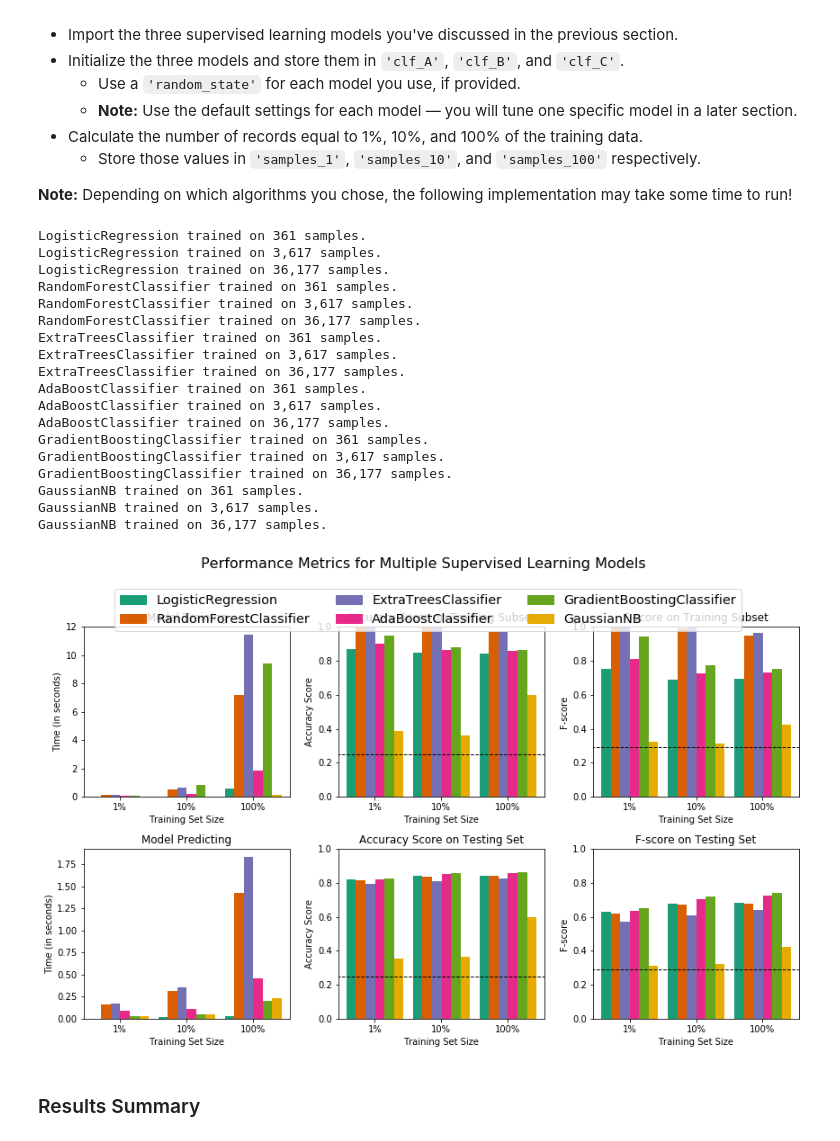
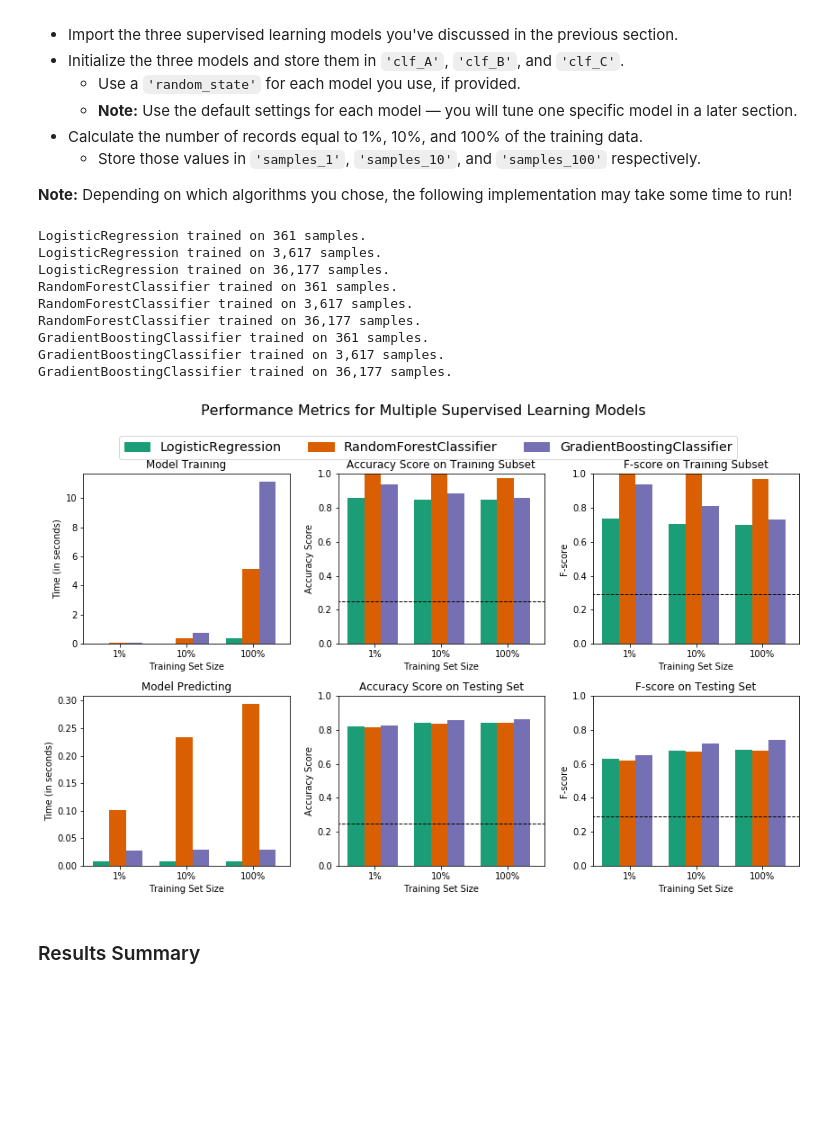
Before and after one commit to marcellovictorino/MLIND_Project1_SupervisedLearning, a Jupyter notebook: finding_donors.ipynb, the cells around one changed output. Drawn from its saved outputs; the diff is of its cells as text; code cells hidden in the pictures; blank space fills up the shorter version.

Commit message:
fix: Use only 3 classifiers

```diff
--- a/finding_donors.ipynb
+++ b/finding_donors.ipynb
@@ -356,20 +356,20 @@ def train_predict(learner, sample_size, X_train, y_train, X_test, y_test):
     #       then get predictions on the first 300 training samples(X_train) using .predict()
     start = time() # Get start time
     predictions_test = learner.predict(X_test)
-    predictions_train = learner.predict(X_train[:sample_size])
+    predictions_train = learner.predict(X_train[:300])
     end = time() # Get end time
 
     # TODO: Calculate the total prediction time
     results['pred_time'] = end - start
 
     # TODO: Compute accuracy on the first 300 training samples which is y_train[:300]
-    results['acc_train'] = accuracy_score(y_train[:sample_size], predictions_train)
+    results['acc_train'] = accuracy_score(y_train[:300], predictions_train)
 
     # TODO: Compute accuracy on test set using accuracy_score()
     results['acc_test'] = accuracy_score(y_test, predictions_test)
 
     # TODO: Compute F-score on the the first 300 training samples using fbeta_score()
-    results['f_train'] = fbeta_score(y_train[:sample_size], predictions_train, beta=0.5)
+    results['f_train'] = fbeta_score(y_train[:300], predictions_train, beta=0.5)
 
     # TODO: Compute F-score on the test set which is y_test
     results['f_test'] = fbeta_score(y_test, predictions_test, beta=0.5)
@@ -401,49 +401,41 @@ from sklearn.naive_bayes import GaussianNB # Poor performance
 # TODO: Initialize the three models
 clf_A = LogisticRegression(random_state=0, solver='liblinear')
 clf_B = RandomForestClassifier(random_state=0, n_estimators=100)
-clf_C = ExtraTreesClassifier(random_state=0, n_estimators=100) # They both clearly overfit
-clf_D = AdaBoostClassifier(random_state=0)
+#clf_C = ExtraTreesClassifier(random_state=0, n_estimators=100) # They both clearly overfit
+#clf_D = AdaBoostClassifier(random_state=0)
 clf_E = GradientBoostingClassifier(random_state=0)
-clf_F = GaussianNB()
+#clf_F = GaussianNB()
 
 # TODO: Calculate the number of samples for 1%, 10%, and 100% of the training data
 # HINT: samples_100 is the entire training set i.e. len(y_train)
 # HINT: samples_10 is 10% of samples_100 (ensure to set the count of the values to be `int` and not `float`)
 # HINT: samples_1 is 1% of samples_100 (ensure to set the count of the values to be `int` and not `float`)
 samples_100 = len(y_train)
 samples_10 = int(len(y_train)*0.1)
 samples_1 = int(len(y_train)*0.01)
 
 # Collect results on the learners
 results = {}
-for clf in [clf_A, clf_B, clf_C, clf_D, clf_E, clf_F]:
+#for clf in [clf_A, clf_B, clf_C, clf_D, clf_E, clf_F]:
+for clf in [clf_A, clf_B, clf_E]:
     clf_name = clf.__class__.__name__
     results[clf_name] = {}
     for i, samples in enumerate([samples_1, samples_10, samples_100]):
         results[clf_name][i] = train_predict(clf, samples, X_train, y_train, X_test, y_test)
 
 # Run metrics visualization for the three supervised learning models chosen
 vs.evaluate(results, accuracy, fscore)
 # %% [output]
 LogisticRegression trained on 361 samples.
 LogisticRegression trained on 3,617 samples.
 LogisticRegression trained on 36,177 samples.
 RandomForestClassifier trained on 361 samples.
 RandomForestClassifier trained on 3,617 samples.
 RandomForestClassifier trained on 36,177 samples.
-ExtraTreesClassifier trained on 361 samples.
-ExtraTreesClassifier trained on 3,617 samples.
-ExtraTreesClassifier trained on 36,177 samples.
-AdaBoostClassifier trained on 361 samples.
-AdaBoostClassifier trained on 3,617 samples.
-AdaBoostClassifier trained on 36,177 samples.
 GradientBoostingClassifier trained on 361 samples.
 GradientBoostingClassifier trained on 3,617 samples.
 GradientBoostingClassifier trained on 36,177 samples.
-GaussianNB trained on 361 samples.
-GaussianNB trained on 3,617 samples.
-GaussianNB trained on 36,177 samples.
-[figure, old version]
+[figure, new version]
 # %% [markdown]
 ### Results Summary
 # %%
```
Also changed, not shown: parts of 1 cell of this notebook.
